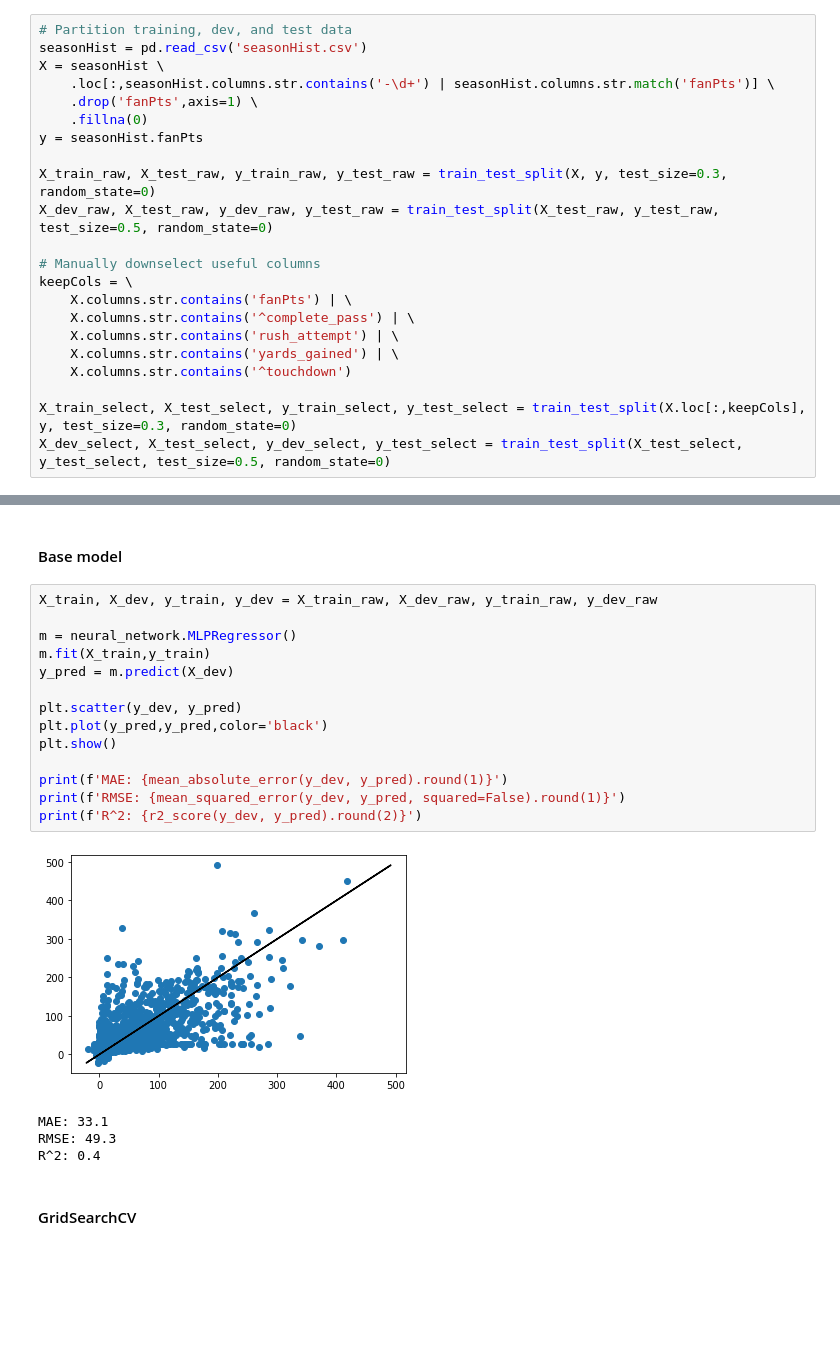
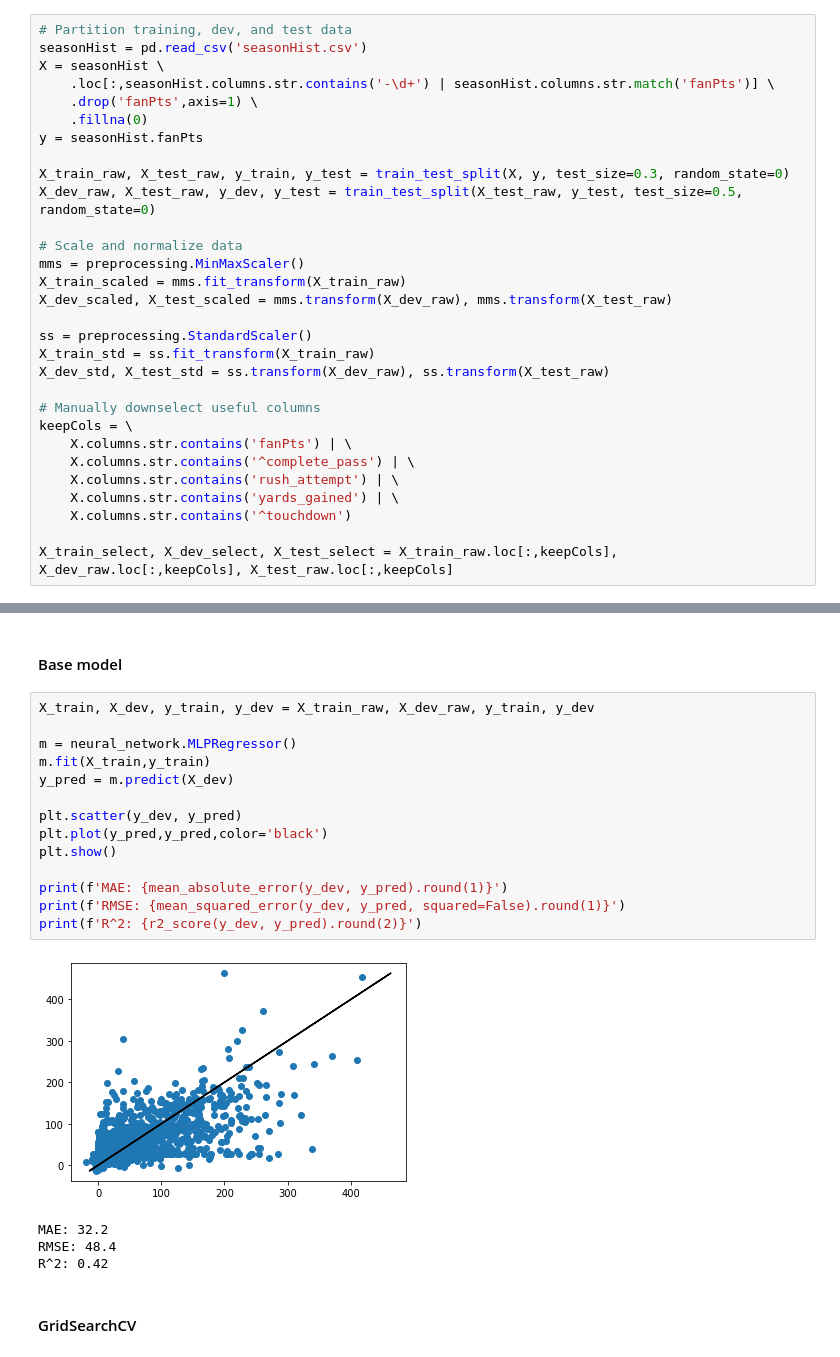
Before and after one commit to mrkawa/fantasyFootballML, a Jupyter notebook: MK/neuralNet.ipynb, the cells around one changed output, grey strips where cells are left out. Saved outputs shown, nothing was run; the diff lists cells and outputs as text; blank space fills up the shorter version.

```diff
--- a/MK/neuralNet.ipynb
+++ b/MK/neuralNet.ipynb
@@ -29,8 +29,17 @@ X = seasonHist \
     .fillna(0)
 y = seasonHist.fanPts
 
-X_train_raw, X_test_raw, y_train_raw, y_test_raw = train_test_split(X, y, test_size=0.3, random_state=0)
-X_dev_raw, X_test_raw, y_dev_raw, y_test_raw = train_test_split(X_test_raw, y_test_raw, test_size=0.5, random_state=0)
+X_train_raw, X_test_raw, y_train, y_test = train_test_split(X, y, test_size=0.3, random_state=0)
+X_dev_raw, X_test_raw, y_dev, y_test = train_test_split(X_test_raw, y_test, test_size=0.5, random_state=0)
+
+# Scale and normalize data
+mms = preprocessing.MinMaxScaler()
+X_train_scaled = mms.fit_transform(X_train_raw)
+X_dev_scaled, X_test_scaled = mms.transform(X_dev_raw), mms.transform(X_test_raw)
+
+ss = preprocessing.StandardScaler()
+X_train_std = ss.fit_transform(X_train_raw)
+X_dev_std, X_test_std = ss.transform(X_dev_raw), ss.transform(X_test_raw)
 
 # Manually downselect useful columns
 keepCols = \
@@ -40,31 +49,30 @@ keepCols = \
     X.columns.str.contains('yards_gained') | \
     X.columns.str.contains('^touchdown')
 
-X_train_select, X_test_select, y_train_select, y_test_select = train_test_split(X.loc[:,keepCols], y, test_size=0.3, random_state=0)
-X_dev_select, X_test_select, y_dev_select, y_test_select = train_test_split(X_test_select, y_test_select, test_size=0.5, random_state=0)
+X_train_select, X_dev_select, X_test_select = X_train_raw.loc[:,keepCols], X_dev_raw.loc[:,keepCols], X_test_raw.loc[:,keepCols]
 # %% [markdown]
 ### Multi-layer Perceptron Regression
 # %% [markdown]
 #### Base model
 # %%
-X_train, X_dev, y_train, y_dev = X_train_raw, X_dev_raw, y_train_raw, y_dev_raw
+X_train, X_dev, y_train, y_dev = X_train_raw, X_dev_raw, y_train, y_dev
 
 m = neural_network.MLPRegressor()
 m.fit(X_train,y_train)
 y_pred = m.predict(X_dev)
 
 plt.scatter(y_dev, y_pred)
 plt.plot(y_pred,y_pred,color='black')
 plt.show()
 
 print(f'MAE: {mean_absolute_error(y_dev, y_pred).round(1)}')
 print(f'RMSE: {mean_squared_error(y_dev, y_pred, squared=False).round(1)}')
 print(f'R^2: {r2_score(y_dev, y_pred).round(2)}')
 # %% [output]
-[figure, old version]
+[figure, new version]
-MAE: 33.1
-RMSE: 49.3
-R^2: 0.4
+MAE: 32.2
+RMSE: 48.4
+R^2: 0.42
 # %% [markdown]
 #### GridSearchCV
 # %%
```
Also changed, not shown: parts of 1 cell of this notebook, 4 other files.
